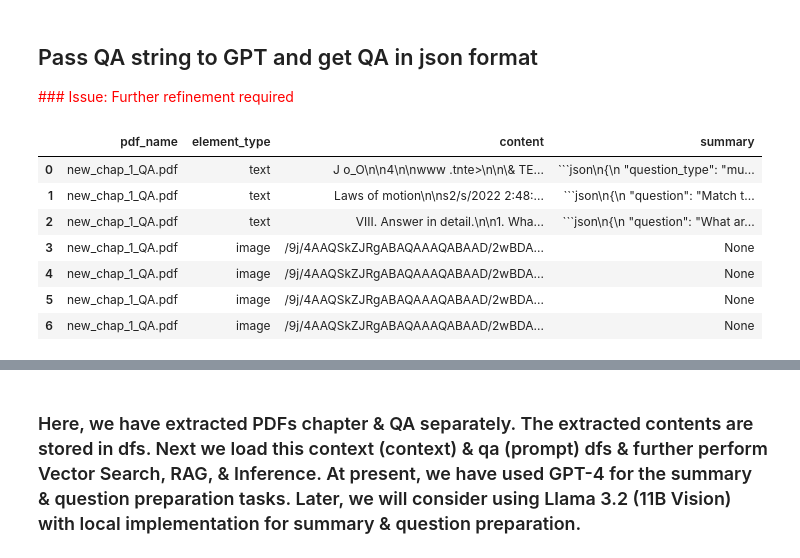
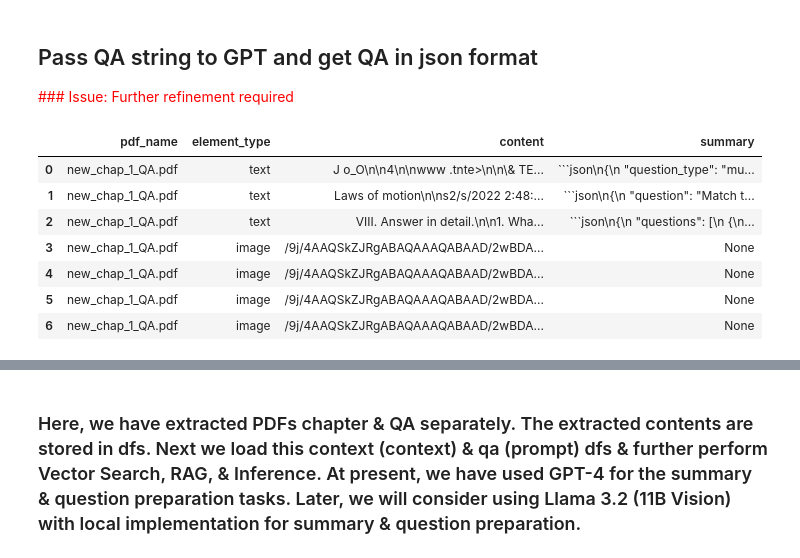
Before and after one commit to svk-123/Multi_Modal_Data_Preprocessing_and_LLM_Inference, a Jupyter notebook: notebook_01a_pdf_extraction_summarization_with_openai.ipynb, the cells around one changed output, grey strips where cells are left out. Drawn from its saved outputs; the diff is of its cells as text; code cells hidden in the pictures.

````diff
--- a/notebook_01a_pdf_extraction_summarization_with_openai.ipynb
+++ b/notebook_01a_pdf_extraction_summarization_with_openai.ipynb
@@ -498,10 +494,10 @@ def summarize_row(row):
 # %%
 # Load the Parquet file into a DataFrame
-df_qa_split = pd.read_parquet(os.path.join(output_dir, "extracted_data_qa.parquet"))
+df_qa_split = pd.read_parquet(os.path.join(output_dir, "extracted_data_qa_summary_json_format.parquet"))
 # Check the loaded DataFrame
 df_qa_split
 # %% [output]
 |  | pdf_name | element_type | content | summary |
 | 0 | new_chap_1_QA.pdf | text | J o_O\n\n4\n\nwww .tnte>\n\n\& TE... | ```json\n{\n "question_type": "mu... |
 | 1 | new_chap_1_QA.pdf | text | Laws of motion\n\ns2/s/2022 2:48:... | ```json\n{\n "question": "Match t... |
-| 2 | new_chap_1_QA.pdf | text | VIII. Answer in detail.\n\n1. Wha... | ```json\n{\n "question": "What ar... |
+| 2 | new_chap_1_QA.pdf | text | VIII. Answer in detail.\n\n1. Wha... | ```json\n{\n "questions": [\n {\n... |
````
Also changed, not shown: parts of 5 cells of this notebook, 9 other files.
